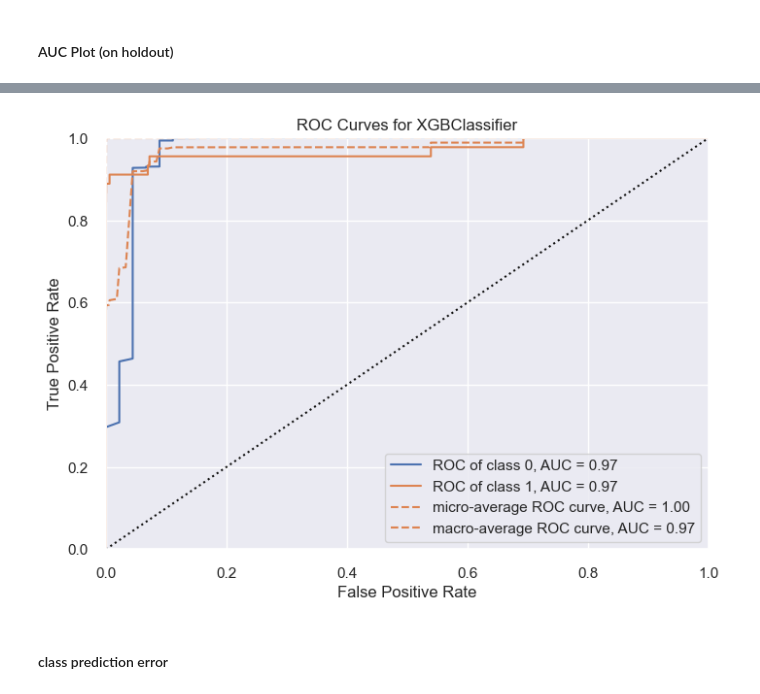
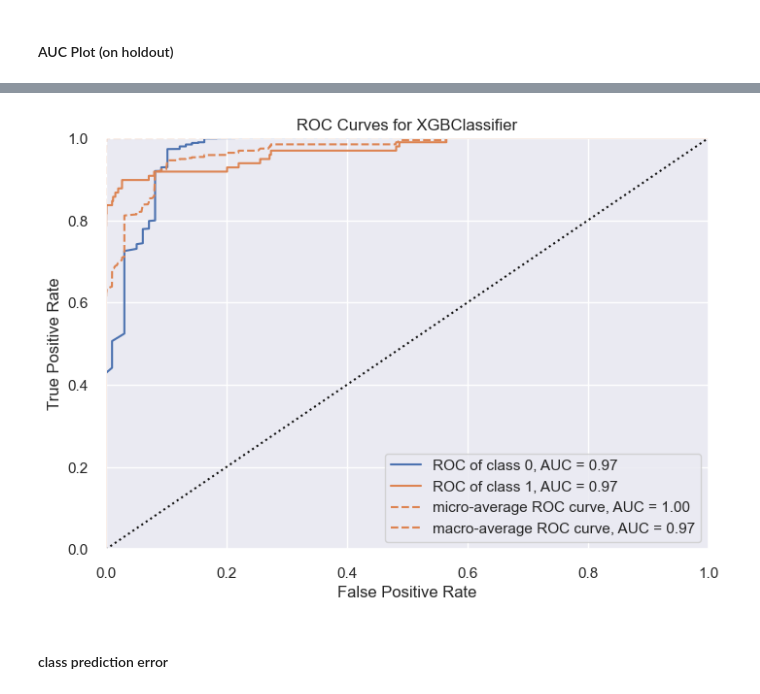
Before and after one commit to MarkEHolland/data-science, a Jupyter notebook: FraudDetection.ipynb, the cells around one changed output, grey strips where cells are left out. Drawn from its saved outputs; the diff is of its cells as text; code cells hidden in the pictures.

```diff
--- a/FraudDetection.ipynb
+++ b/FraudDetection.ipynb
@@ -400,10 +369,10 @@ XGBClassifier(base_score=0.5, booster='gbtree', callbacks=None,
 #### AUC Plot (on holdout)
 # %%
 plt.figure(figsize=(10,6))
-plot_model(tuned_xgboost, use_train_data=False, plot = 'auc')
+plot_model(xgboost, use_train_data=False, plot = 'auc')
 # %% [output]
 [interactive output not drawn]
-[figure, old version]
+[figure, new version]
 # %% [markdown]
 #### class prediction error
 # %%
```
Also changed, not shown: parts of 44 cells of this notebook.
